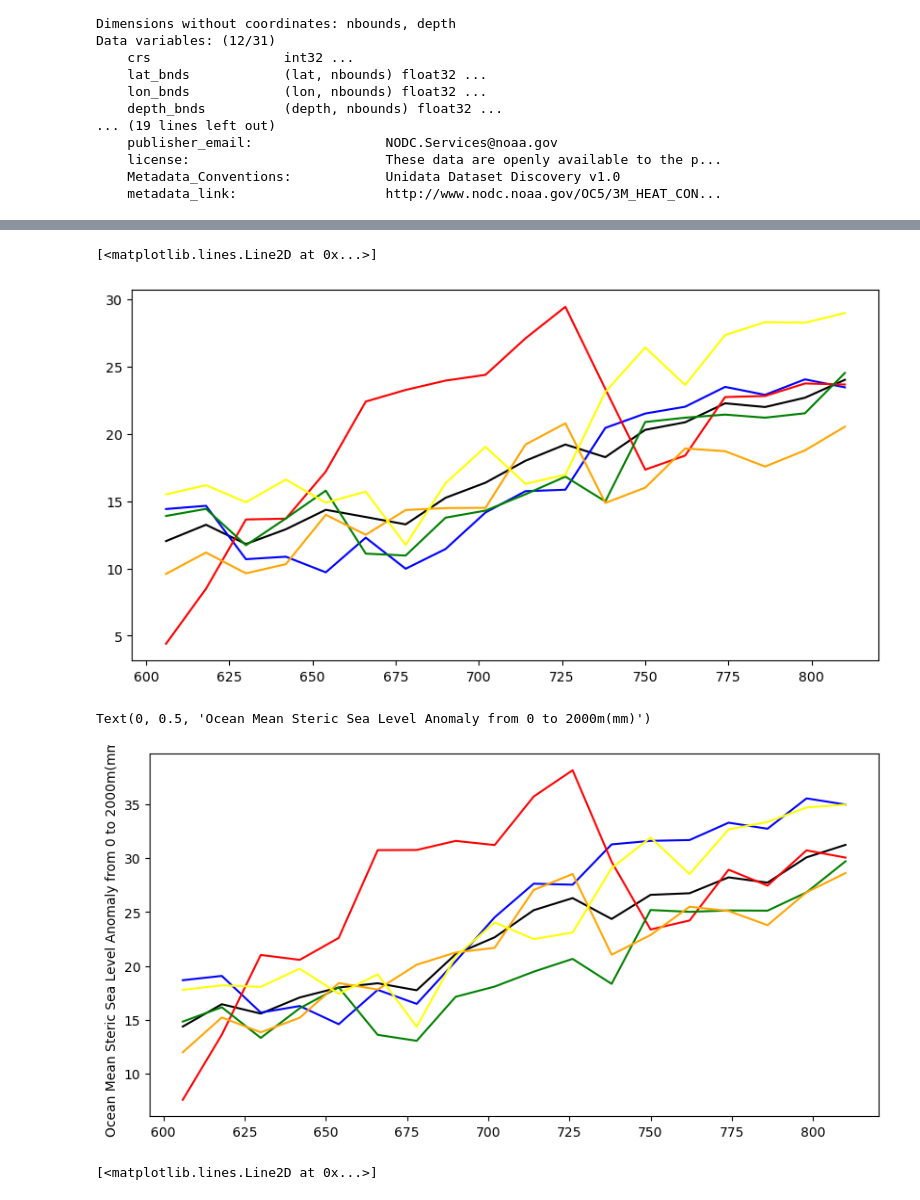
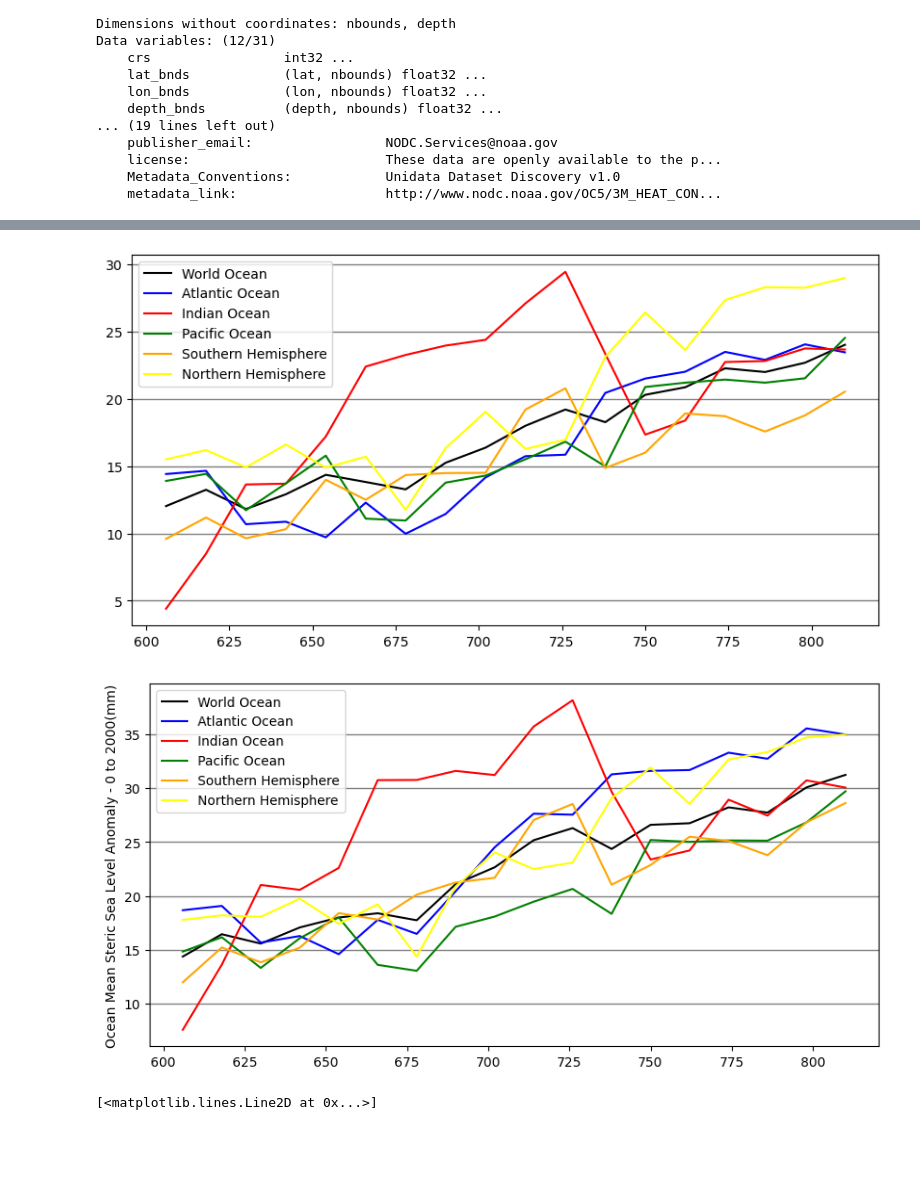
Before and after one commit to EES-3506-5506/Kelly_FinalPrG1, a Jupyter notebook: notebooks/Getting_Started.ipynb, the cells around one changed output, grey strips where cells are left out. Saved outputs shown, nothing was run; the diff lists cells and outputs as text; code cells hidden in the pictures; blank space fills up the shorter version.

```diff
--- a/notebooks/Getting_Started.ipynb
+++ b/notebooks/Getting_Started.ipynb
@@ -381,0 +389,7 @@ steric_sealvl_0_2000 = xr.open_dataset('/home/ees_student/Kelly_FinalPrG1/data/h
+# %%
+steric2000WO = steric_sealvl_0_2000.yearl_s_mm_WO
+steric2000AO = steric_sealvl_0_2000.yearl_s_mm_AO
+steric2000PO = steric_sealvl_0_2000.yearl_s_mm_PO
+steric2000IO = steric_sealvl_0_2000.yearl_s_mm_IO
+steric2000SH = steric_sealvl_0_2000.yearl_s_mm_SH
+steric2000NH = steric_sealvl_0_2000.yearl_s_mm_NH
@@ -462,40 +518,42 @@ fig, ax = plt.subplots(figsize = (10,5))
 
 
 ax.plot(steric_sealvl_0_700['time'],
-       steric_sealvl_0_700.yearl_s_mm_WO, color = 'k')
+       steric700WO, label = 'World Ocean', color = 'k')
 ax.plot(steric_sealvl_0_700['time'],
-    steric_sealvl_0_700.yearl_s_mm_AO, color = 'b')
+    steric700AO, label = 'Atlantic Ocean', color = 'b')
 ax.plot(steric_sealvl_0_700['time'],
-        steric_sealvl_0_700.yearl_s_mm_IO, color = 'red')
+       steric700IO, label = 'Indian Ocean', color = 'red')
 ax.plot(steric_sealvl_0_700['time'],
-        steric_sealvl_0_700.yearl_s_mm_PO, color = 'green')
+        steric700PO, label = 'Pacific Ocean', color = 'green')
 ax.plot(steric_sealvl_0_700['time'],
-        steric_sealvl_0_700.yearl_s_mm_SH, color = 'orange')
+        steric700SH, label = 'Southern Hemisphere', color = 'orange')
 ax.plot(steric_sealvl_0_700['time'],
-        steric_sealvl_0_700.yearl_s_mm_NH, color = 'yellow')
+       steric700NH, label = 'Northern Hemisphere',color = 'yellow')
+plt.legend()
+plt.grid(which='major', axis='y', linewidth='1', color = 'grey')
 # %% [output]
-[<matplotlib.lines.Line2D at 0x...>]
-[figure, old version]
+[figure, new version]
 # %%
 fig, ax = plt.subplots(figsize = (10,5))
 
 
 ax.plot(steric_sealvl_0_2000['time'],
-       steric_sealvl_0_2000.yearl_s_mm_WO, color = 'k')
+       steric2000WO, label = 'World Ocean', color = 'k')
 ax.plot(steric_sealvl_0_2000['time'],
-    steric_sealvl_0_2000.yearl_s_mm_AO, color = 'b')
+    steric2000AO, label = 'Atlantic Ocean', color = 'b')
 ax.plot(steric_sealvl_0_2000['time'],
-        steric_sealvl_0_2000.yearl_s_mm_IO, color = 'red')
+       steric2000IO, label = 'Indian Ocean', color = 'red')
 ax.plot(steric_sealvl_0_2000['time'],
-        steric_sealvl_0_2000.yearl_s_mm_PO, color = 'green')
+        steric2000PO, label = 'Pacific Ocean', color = 'green')
 ax.plot(steric_sealvl_0_2000['time'],
-        steric_sealvl_0_2000.yearl_s_mm_SH, color = 'orange')
+        steric2000SH, label = 'Southern Hemisphere', color = 'orange')
 ax.plot(steric_sealvl_0_2000['time'],
-        steric_sealvl_0_2000.yearl_s_mm_NH, color = 'yellow')
-ax.set_ylabel('Ocean Mean Steric Sea Level Anomaly from 0 to 2000m(mm)')
+       steric2000NH, label = 'Northern Hemisphere',color = 'yellow')
+ax.set_ylabel('Ocean Mean Steric Sea Level Anomaly - 0 to 2000(mm)')
+plt.legend()
+plt.grid(which='major', axis='y', linewidth='1', color = 'grey')
 # %% [output]
-Text(0, 0.5, 'Ocean Mean Steric Sea Level Anomaly from 0 to 2000m(mm)')
-[figure, old version]
+[figure, new version]
 # %%
 steric_sealvl_0_700.yearl_s_mm_NA.plot()
 steric_sealvl_0_700.yearl_s_mm_SA.plot()
```
Also changed, not shown: parts of 9 cells of this notebook.
